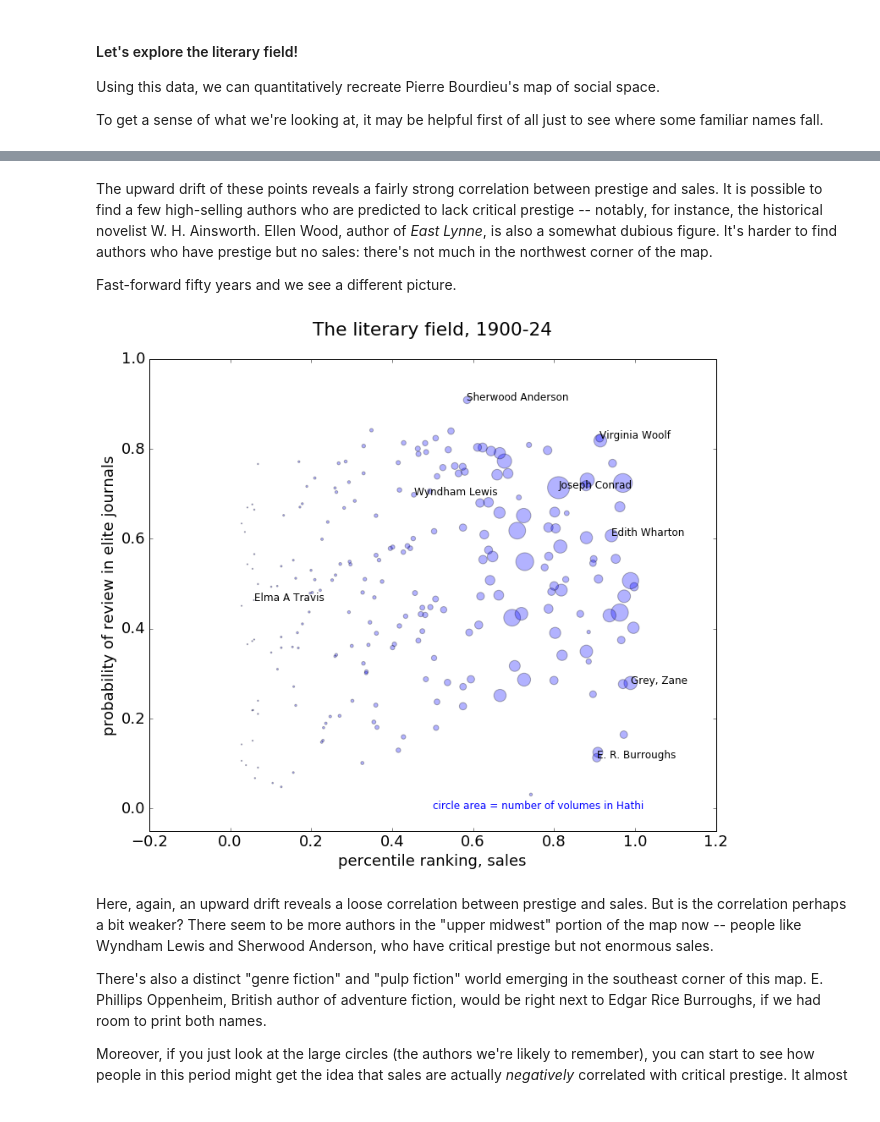
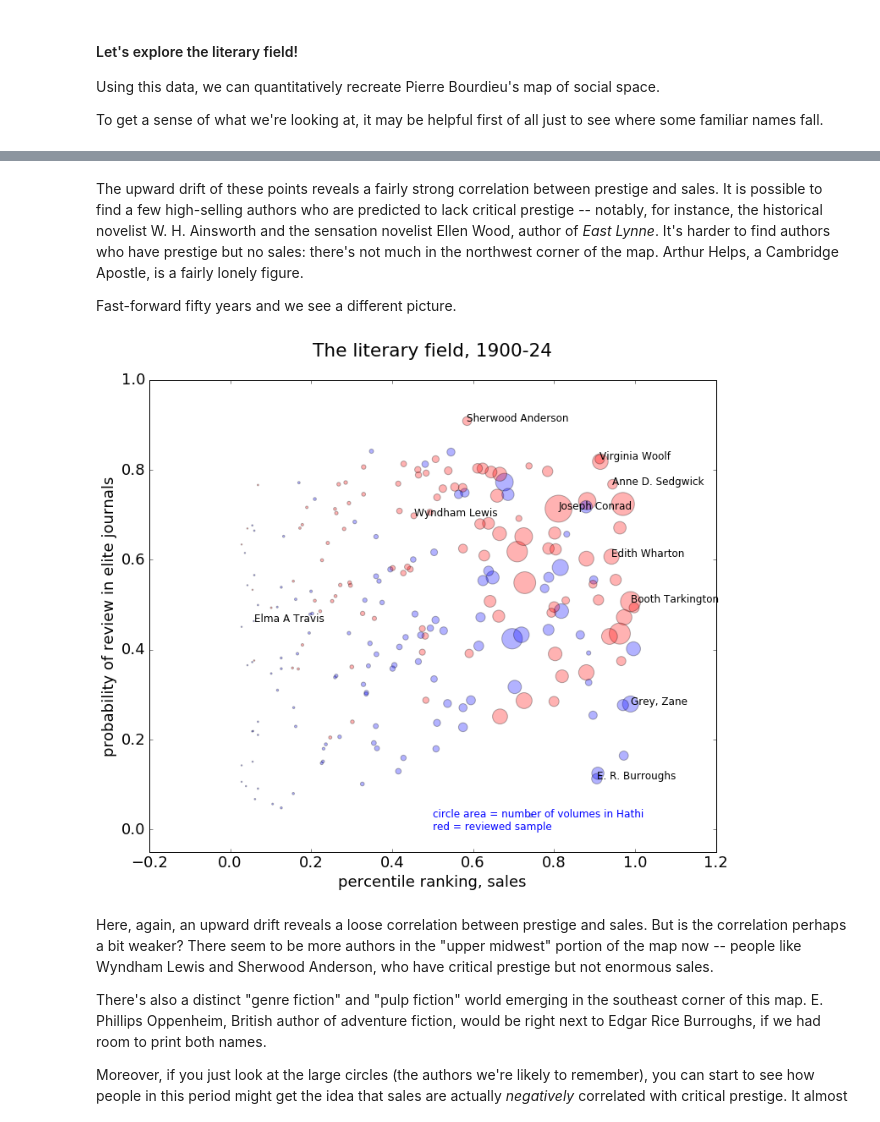
Before and after one commit to tedunderwood/bayes-bestsellers, a Jupyter notebook: empiricalbayessales.ipynb, the cells around one changed output, grey strips where cells are left out. Cells and saved outputs as stored; diff of their text form; code cells hidden in the pictures.

```diff
--- a/empiricalbayessales.ipynb
+++ b/empiricalbayessales.ipynb
@@ -490,15 +490,27 @@ def plot_author(officialname, vizname, aperiod, ax):
     x, y = get_an_author(officialname, aperiod)
     ax.text(x, y, vizname, fontsize = 12)
 
+def revtocolor(number):
+    if number > 0.1:
+        return 'red'
+    else:
+        return 'blue'
+
 # Let's plot the mid-Victorians
 
 xvals, yvals, victoriana = get_a_period(onlyboth, 1840, 1875)
-ax = victoriana.plot.scatter(x = 'percentile', y = 'prestige', s = victoriana.num_vols * 2, alpha = 0.3, figsize = (12,10))
+victoriana = victoriana.assign(samplecolor = victoriana.reviews.apply(revtocolor))
+ax = victoriana.plot.scatter(x = 'percentile', y = 'prestige', s = victoriana.num_vols * 3, alpha = 0.25,
+                             c = victoriana.samplecolor, figsize = (12,10))
 
 authors_to_plot = {'Dickens, Charles': 'Charles Dickens', "Wood, Ellen": 'Ellen Wood',
                    'Ainsworth, William Harrison': 'W. H. Ainsworth',
                    'Lytton, Edward Bulwer Lytton': 'Edward Bulwer-Lytton',
-                  'Eliot, George': 'George Eliot', 'Sikes, Wirt': 'Wirt Sikes', 'Collins, A. Maria': 'Maria A Collins'}
+                  'Eliot, George': 'George Eliot', 'Sikes, Wirt': 'Wirt Sikes',
+                   'Collins, A. Maria': 'Maria A Collins',
+                  'Hawthorne, Nathaniel': "Nathaniel Hawthorne",
+                  'Southworth, Emma Dorothy Eliza Nevitte': 'E.D.E.N. Southworth',
+                  'Helps, Arthur': 'Arthur Helps'}
 
 for officialname, vizname in authors_to_plot.items():
     plot_author(officialname, vizname, victoriana, ax)
@@ -506,7 +518,8 @@ for officialname, vizname in authors_to_plot.items():
 ax.set_xlabel('percentile ranking, sales')
 ax.set_ylabel('probability of review in elite journals')
 ax.set_title('The literary field, 1850-74\n')
-ax.text(0.5, 0.1, 'circle area = number of volumes in Hathi', color = 'blue', fontsize = 12)
-ax.set_ylim((-0.05,1))
+ax.text(0.5, 0.1, 'circle area = number of volumes in Hathi\nred = reviewed sample', color = 'blue', fontsize = 12)
+ax.set_ylim((0,1))
+ax.set_xlim((-0.05,1.25))
 plt.show()
 # %% [output]
@@ -514,29 +527,30 @@ plt.show()
 # %% [markdown]
-The upward drift of these points reveals a fairly strong correlation between prestige and sales. It is possible to find a few high-selling authors who are predicted to lack critical prestige -- notably, for instance, the historical novelist W. H. Ainsworth. Ellen Wood, author of *East Lynne*, is also a somewhat dubious figure. It's harder to find authors who have prestige but no sales: there's not much in the northwest corner of the map.
+The upward drift of these points reveals a fairly strong correlation between prestige and sales. It is possible to find a few high-selling authors who are predicted to lack critical prestige -- notably, for instance, the historical novelist W. H. Ainsworth and the sensation novelist Ellen Wood, author of *East Lynne*. It's harder to find authors who have prestige but no sales: there's not much in the northwest corner of the map. Arthur Helps, a Cambridge Apostle, is a fairly lonely figure.
 
 Fast-forward fifty years and we see a different picture.
 # %%
 # Let's plot modernism!
 
 xvals, yvals, modernity = get_a_period(onlyboth, 1900,1925)
-ax = modernity.plot.scatter(x = 'percentile', y = 'prestige', s = modernity.num_vols * 2, alpha = 0.3, figsize = (12,10))
+modernity = modernity.assign(samplecolor = modernity.reviews.apply(revtocolor))
+ax = modernity.plot.scatter(x = 'percentile', y = 'prestige', s = modernity.num_vols * 3, c = modernity.samplecolor, alpha = 0.3, figsize = (12,10))
 
 authors_to_plot = {'Burroughs, Edgar Rice': 'E. R. Burroughs', 'Anderson, Sherwood': 'Sherwood Anderson',
                   'Wharton, Edith': 'Edith Wharton', 'Conrad, Joseph': 'Joseph Conrad', 'Lewis, Wyndham': 'Wyndham Lewis',
-                  'Grey, Zane': 'Grey, Zane', 'Travis, Elma A': 'Elma A Travis',
-                   'Woolf, Virginia': 'Virginia Woolf'}
+                  'Grey, Zane': 'Grey, Zane', 'Travis, Elma A': 'Elma A Travis', 'Sedgwick, Anne Douglas': 'Anne D. Sedgwick',
+                   'Woolf, Virginia': 'Virginia Woolf', 'Tarkington, Booth': 'Booth Tarkington'}
 
 for officialname, vizname in authors_to_plot.items():
     plot_author(officialname, vizname, modernity, ax)
 
 ax.set_xlabel('percentile ranking, sales')
 ax.set_ylabel('probability of review in elite journals')
 ax.set_title('The literary field, 1900-24\n')
-ax.text(0.5, 0.0, 'circle area = number of volumes in Hathi', color = 'blue', fontsize = 12)
+ax.text(0.5, 0.0, 'circle area = number of volumes in Hathi\nred = reviewed sample', color = 'blue', fontsize = 12)
 ax.set_ylim((-0.05,1))
 plt.show()
 # %% [output]
-[figure, old version]
+[figure, new version]
 # %% [markdown]
 Here, again, an upward drift reveals a loose correlation between prestige and sales. But is the correlation perhaps a bit weaker? There seem to be more authors in the "upper midwest" portion of the map now -- people like Wyndham Lewis and Sherwood Anderson, who have critical prestige but not enormous sales.
 
```
Also changed, not shown: parts of 21 cells of this notebook, 1 other file.
